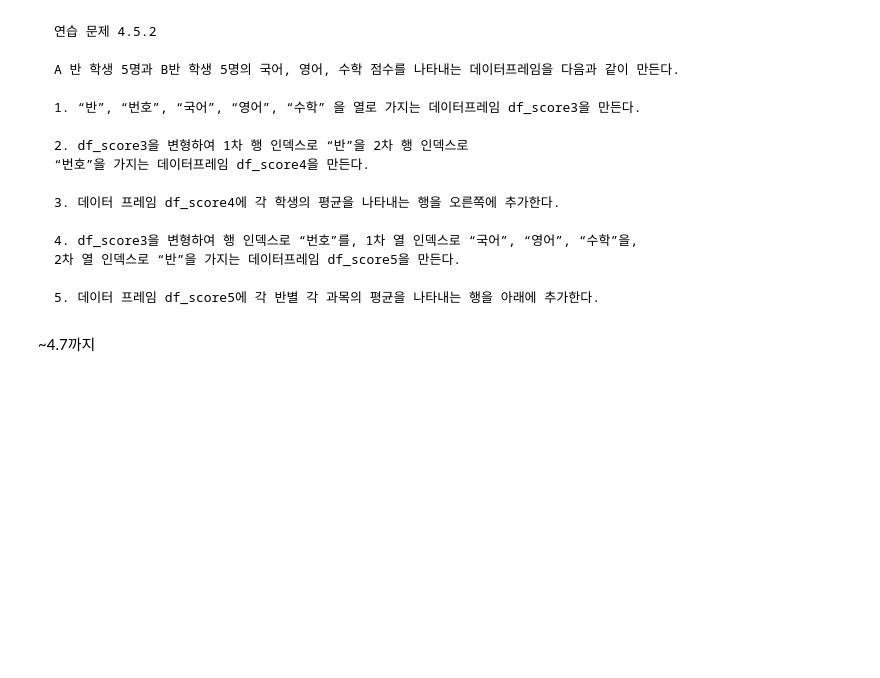
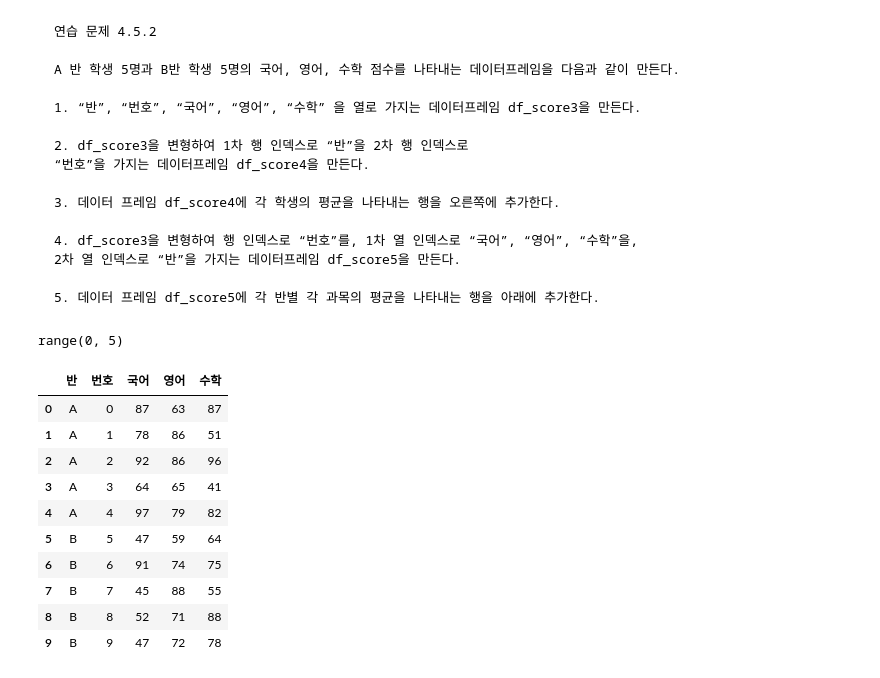
Before and after one commit to Lunawood/DataAnalysis-Lecture-2022.04, a Jupyter notebook: Assignment/DF8.ipynb, the cells around one changed output. Cells and saved outputs as stored; diff of their text form; code cells hidden in the pictures; blank space fills up the shorter version.

```diff
--- a/Assignment/DF8.ipynb
+++ b/Assignment/DF8.ipynb
@@ -430,5 +464,24 @@ A 반 학생 5명과 B반 학생 5명의 국어, 영어, 수학 점수를 나타
 
 5. 데이터 프레임 df_score5에 각 반별 각 과목의 평균을 나타내는 행을 아래에 추가한다.
 </pre>
-# %% [markdown]
-~4.7까지
+# %%
+range(5)
+# %% [output]
+range(0, 5)
+# %%
+# 1. “반”, “번호”, “국어”, “영어”, “수학” 을 열로 가지는 데이터프레임 df_score3을 만든다.
+df_score3 = pd.DataFrame({'반':['A','A','A','A','A','B','B','B','B','B'], '번호': range(10),
+            '국어':np.random.randint(40,101,10),'영어':np.random.randint(40,101,10),'수학':np.random.randint(40,101,10)})
+df_score3
+# %% [output]
+|  | 반 | 번호 | 국어 | 영어 | 수학 |
+| 0 | A | 0 | 87 | 63 | 87 |
+| 1 | A | 1 | 78 | 86 | 51 |
+| 2 | A | 2 | 92 | 86 | 96 |
+| 3 | A | 3 | 64 | 65 | 41 |
+| 4 | A | 4 | 97 | 79 | 82 |
+| 5 | B | 5 | 47 | 59 | 64 |
+| 6 | B | 6 | 91 | 74 | 75 |
+| 7 | B | 7 | 45 | 88 | 55 |
+| 8 | B | 8 | 52 | 71 | 88 |
+| 9 | B | 9 | 47 | 72 | 78 |
```
Also changed, not shown: parts of 23 cells of this notebook.
